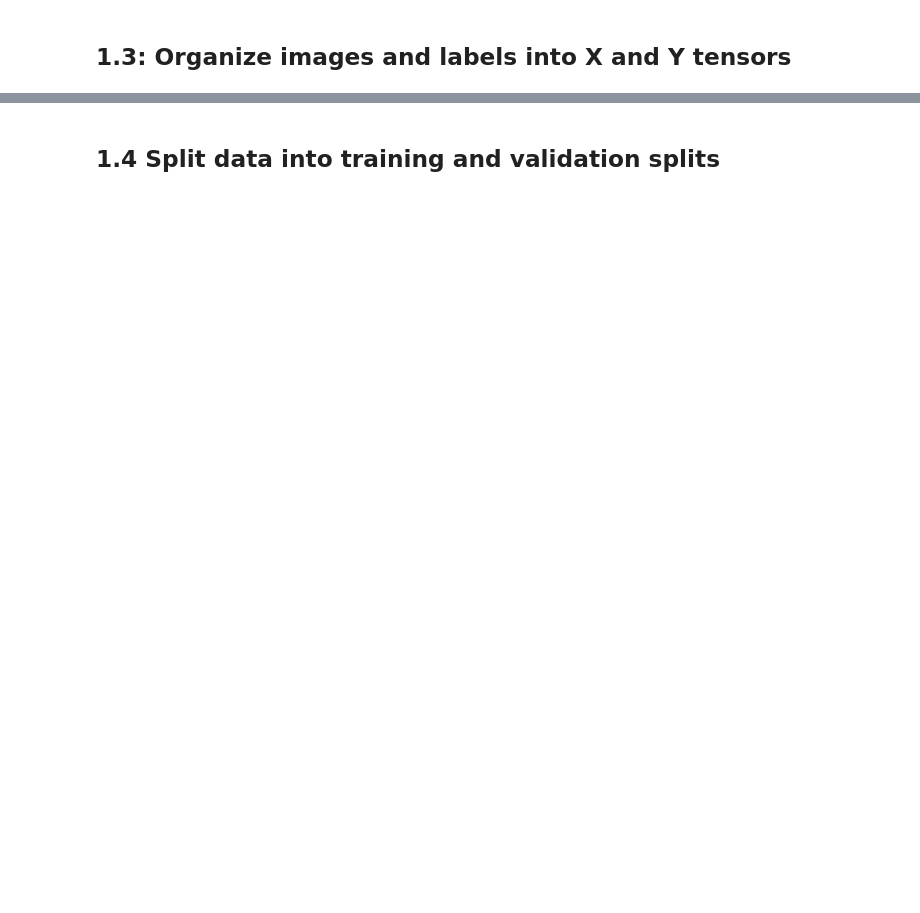
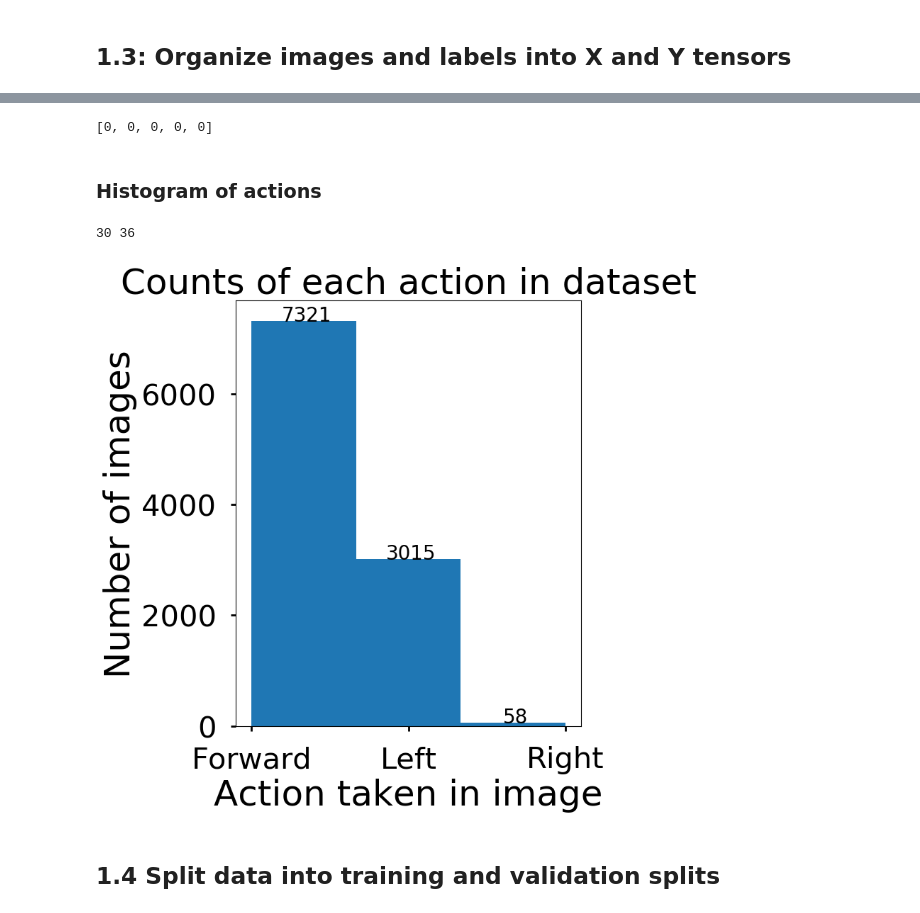
Before and after one commit to 1mackenziekyle/enph353_controller_pkg, a Jupyter notebook: src/training_driving_models.ipynb, the cells around one changed output, grey strips where cells are left out. Cells and saved outputs as stored; diff of their text form; code cells hidden in the pictures; blank space fills up the shorter version.

```diff
--- a/src/training_driving_models.ipynb
+++ b/src/training_driving_models.ipynb
@@ -134,3 +124,39 @@ To enable them in other operations, rebuild TensorFlow with the appropriate comp
+# %%
+actions[:5]
+# %% [output]
+[0, 0, 0, 0, 0]
+# %% [markdown]
+### Histogram of actions
+# %%
+# create a figure
+fig, ax = plt.subplots(figsize=(8, 8))
+
+# tick fontsize and label fontsize
+tick_size = 30
+label_size = 36
+
+print(tick_size, label_size)
+
+num_bins = 3
+n, bins, patches = ax.hist(actions, bins=num_bins)
+
+# Add numbers on the top of each bar
+for i in range(num_bins):
+    if n[i] > 0:
+        ax.text(bins[i] + 0.35, n[i], str(int(n[i])), fontsize=20, ha='center')
+ax.set_title('Counts of each action in dataset', fontsize=label_size)
+
+ax.tick_params(pad=15, length=5, width=2, labelsize=tick_size)
+ax.set_xlabel('Action taken in image', fontsize=label_size)
+ax.set_ylabel('Number of images', fontsize=label_size)
+
+ax.set_xticks(np.arange(3))
+ax.set_xticklabels(['Forward', 'Left', 'Right'])
+
+fig.tight_layout()
+# %% [output]
+30 36
+[figure, added]
 # %% [markdown]
 ## 1.4 Split data into training and validation splits
 # %%
```
Also changed, not shown: parts of 13 cells of this notebook, 1 other file.
